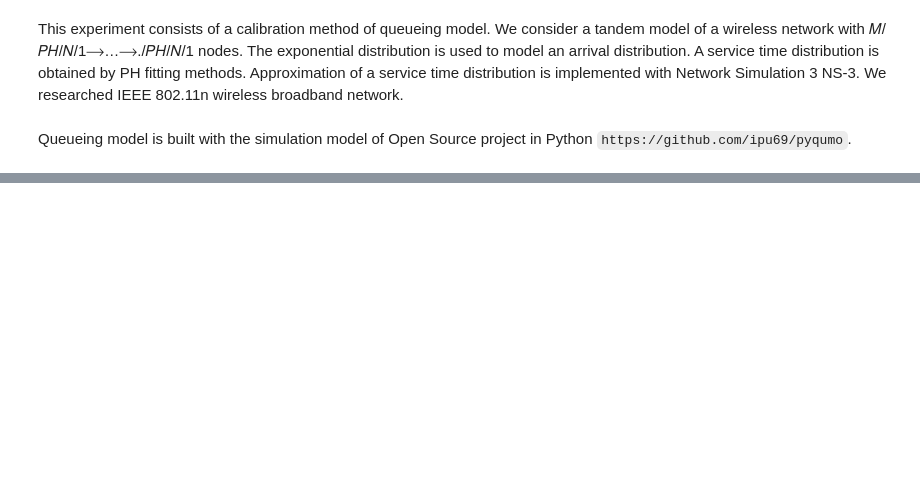
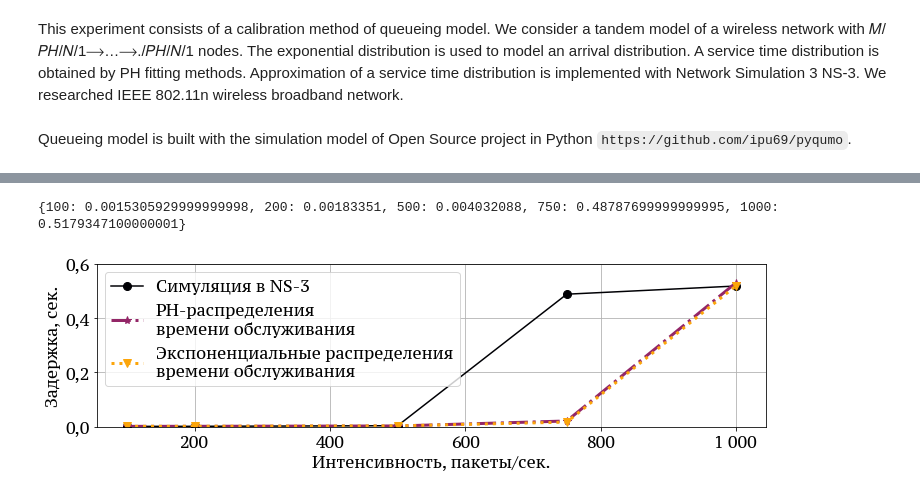
Before and after one commit to larioandr/thesis-queues, a Jupyter notebook: experiments/NsPhFit.ipynb, the cells around one changed output, grey strips where cells are left out. Cells and saved outputs as stored; diff of their text form; code cells hidden in the pictures; blank space fills up the shorter version.

```diff
--- a/experiments/NsPhFit.ipynb
+++ b/experiments/NsPhFit.ipynb
@@ -589,0 +378,8 @@ plt.grid()
+# %%
+print("Simulating 5-nodes network with M/M/1/N tandem")
+CALIB_EXP_DELAYS = {rate: run_sim(rate, EXPS[rate], 500) for rate in tqdm(RATES)}
+print("Simulating 5-nodes network with M/PH/1/N tandem")
+CALIB_PH_DELAYS = {rate: run_sim(rate, PHS[rate], 500) for rate in tqdm(RATES)}
+
+print("M/M/1/N : ", CALIB_EXP_DELAYS)
+print("M/PH/1/N: ", CALIB_PH_DELAYS)
@@ -589,0 +391,40 @@ plt.grid()
+# %%
+def load_calib_e2e_delays(rate):
+    fname = f"lambda{rate}.json"
+    with open(os.path.join(DATA_DIR, fname)) as f:
+        data = json.load(f)
+    values = []
+    for record in data:
+        values.append(record['e2e'])
+    return np.asarray(values).mean()
+
+CALIB_NS3_DELAYS = {rate: load_calib_e2e_delays(rate) for rate in RATES}
+print(CALIB_NS3_DELAYS)
+# %% [output]
+{100: 0.0015305929999999998, 200: 0.00183351, 500: 0.004032088, 750: 0.48787699999999995, 1000: 0.5179347100000001}
+# %%
+def plot_calib_delays(image_name: str = ""):
+    fig, ax = plt.subplots(figsize=(12, 3), nrows=1, ncols=1)
+    colors = [get_color(0), get_color(0.4), get_color(0.8)]
+
+    y_ns3 = [CALIB_NS3_DELAYS[rate] for rate in RATES]
+    y_mm1 = [CALIB_EXP_DELAYS[rate] for rate in RATES]
+    y_ph1 = [CALIB_PH_DELAYS[rate] for rate in RATES]
+
+    ax.plot(RATES, y_ns3, '-', color=get_color(0), marker='o', markersize=8,
+            label="Симуляция в NS-3")
+    ax.plot(RATES, y_ph1, '-.', color=get_color(0.4), marker='*', markersize=8,
+            label="PH-распределения\nвремени обслуживания", linewidth=3)
+    ax.plot(RATES, y_mm1, ':', color=get_color(0.8), marker='v', markersize=8,
+            label="Экспоненциальные распределения\nвремени обслуживания", linewidth=3)
+    ax.set_xlabel("Интенсивность, пакеты/сек.")
+    ax.set_ylabel("Задержка, сек.")
+
+    ax.grid()
+    ax.set_ylim((0, 0.6))
+    ax.legend()
+    savefig(image_name)
+
+plot_calib_delays("ch4_ns3_calibration_delays")
+# %% [output]
+[figure, added]
```
Also changed, not shown: parts of 88 cells of this notebook, 48 other files.
